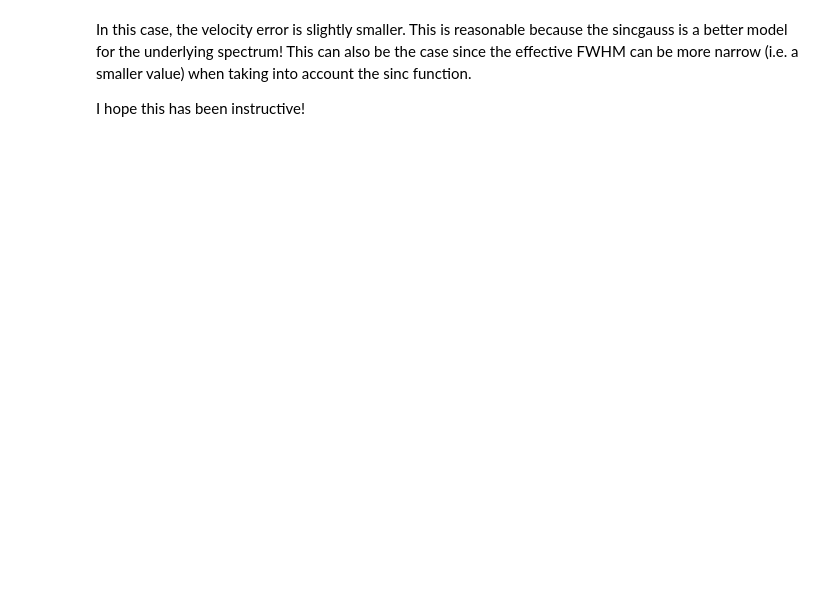
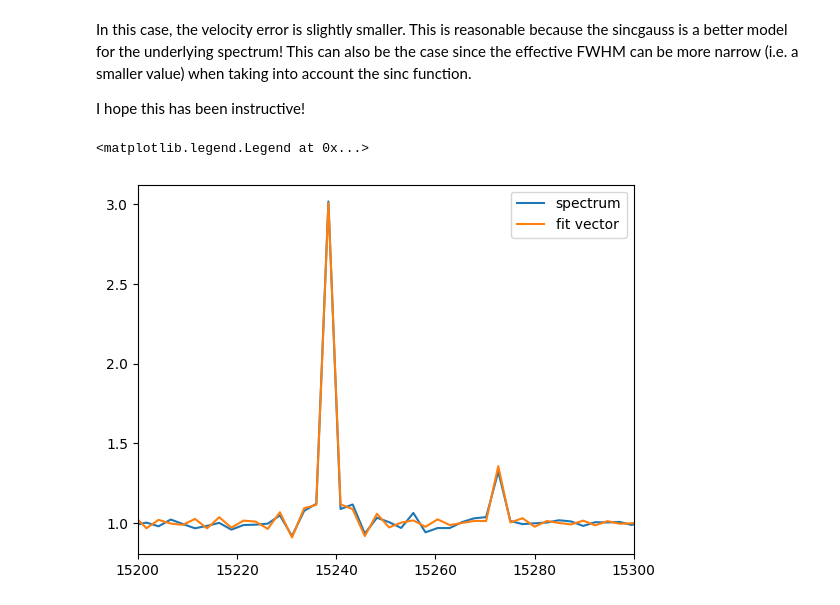
Before and after one commit to crhea93/LUCI, a Jupyter notebook: Examples/Fit-Synthetic.ipynb, the cells around one changed output. Cells and saved outputs as stored; diff of their text form; code cells hidden in the pictures; blank space fills up the shorter version.

```diff
--- a/Examples/Fit-Synthetic.ipynb
+++ b/Examples/Fit-Synthetic.ipynb
@@ -142,3 +142,11 @@ In this case, the velocity error is slightly smaller. This is reasonable because
 
 
 I hope this has been instructive!
+# %%
+plt.plot(spectrum_axis, spectrum, label='spectrum')
+plt.plot(spectrum_axis, fit_dict['fit_vector'], label='fit vector')
+plt.xlim(15200, 15300)
+plt.legend()
+# %% [output]
+<matplotlib.legend.Legend at 0x...>
+[figure, added]
```
Also changed, not shown: parts of 5 cells of this notebook, 1 other file.
